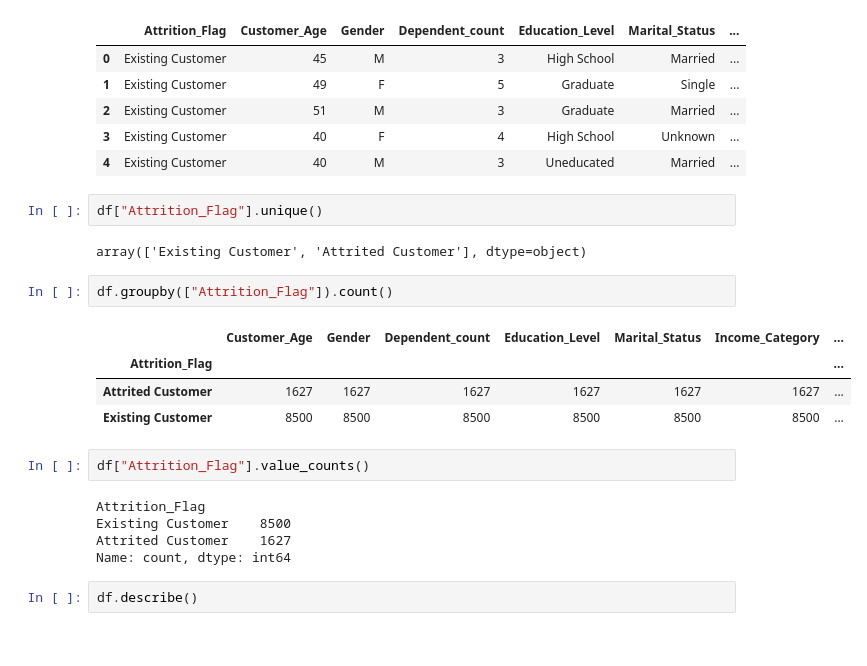
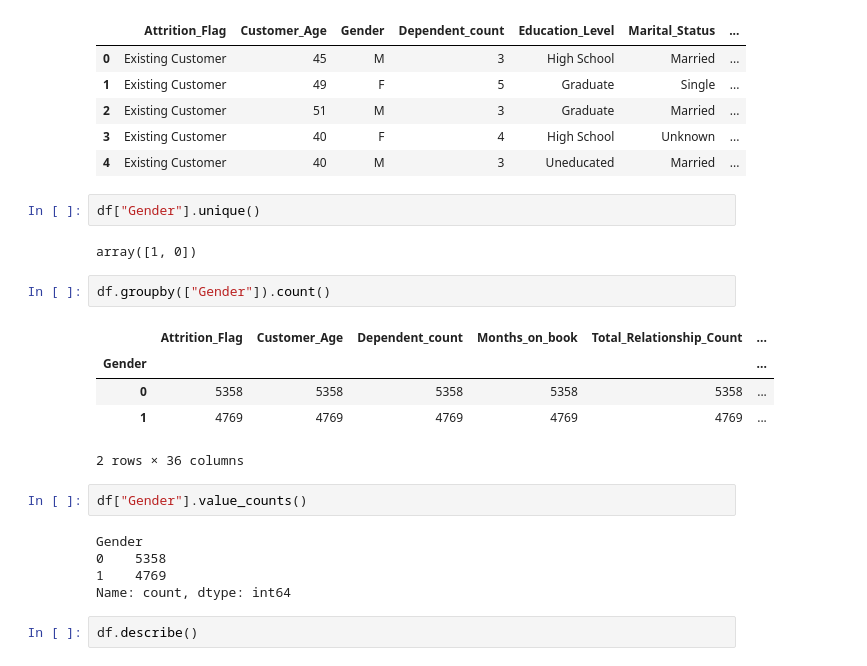
Before and after one commit to sofiabuitragoc/taller2-sofia, a Jupyter notebook: bank-churners-init.ipynb, the cells around one changed output. Saved outputs shown, nothing was run; the diff lists cells and outputs as text.

Commit message:
Se cambió los calculos de Attrition Flag por Gender

```diff
--- a/bank-churners-init.ipynb
+++ b/bank-churners-init.ipynb
@@ -30,22 +30,23 @@ df.head()
 | 3 | Existing Customer | 40 | F | 4 | High School | Unknown | ... |
 | 4 | Existing Customer | 40 | M | 3 | Uneducated | Married | ... |
 # %%
-df["Attrition_Flag"].unique()
+df["Gender"].unique()
 # %% [output]
-array(['Existing Customer', 'Attrited Customer'], dtype=object)
+array([1, 0])
 # %%
-df.groupby(["Attrition_Flag"]).count()
+df.groupby(["Gender"]).count()
 # %% [output]
-|  | Customer_Age | Gender | Dependent_count | Education_Level | Marital_Status | Income_Category | ... |
-| Attrition_Flag |  |  |  |  |  |  | ... |
-| Attrited Customer | 1627 | 1627 | 1627 | 1627 | 1627 | 1627 | ... |
-| Existing Customer | 8500 | 8500 | 8500 | 8500 | 8500 | 8500 | ... |
+|  | Attrition_Flag | Customer_Age | Dependent_count | Months_on_book | Total_Relationship_Count | ... |
+| Gender |  |  |  |  |  | ... |
+| 0 | 5358 | 5358 | 5358 | 5358 | 5358 | ... |
+| 1 | 4769 | 4769 | 4769 | 4769 | 4769 | ... |
+2 rows × 36 columns
 # %%
-df["Attrition_Flag"].value_counts()
+df["Gender"].value_counts()
 # %% [output]
-Attrition_Flag
-Existing Customer    8500
-Attrited Customer    1627
+Gender
+0    5358
+1    4769
 Name: count, dtype: int64
 # %%
 df.describe()
```
